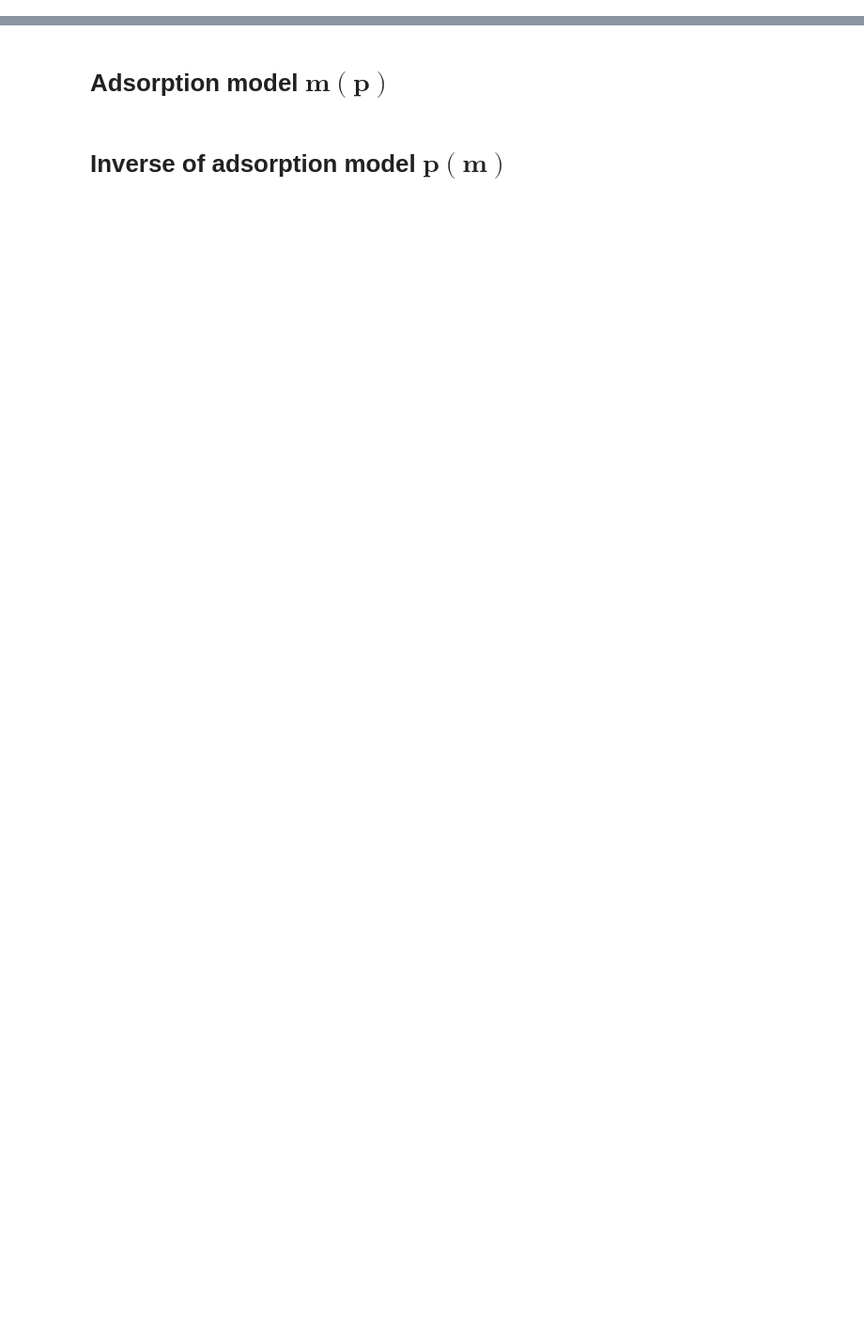
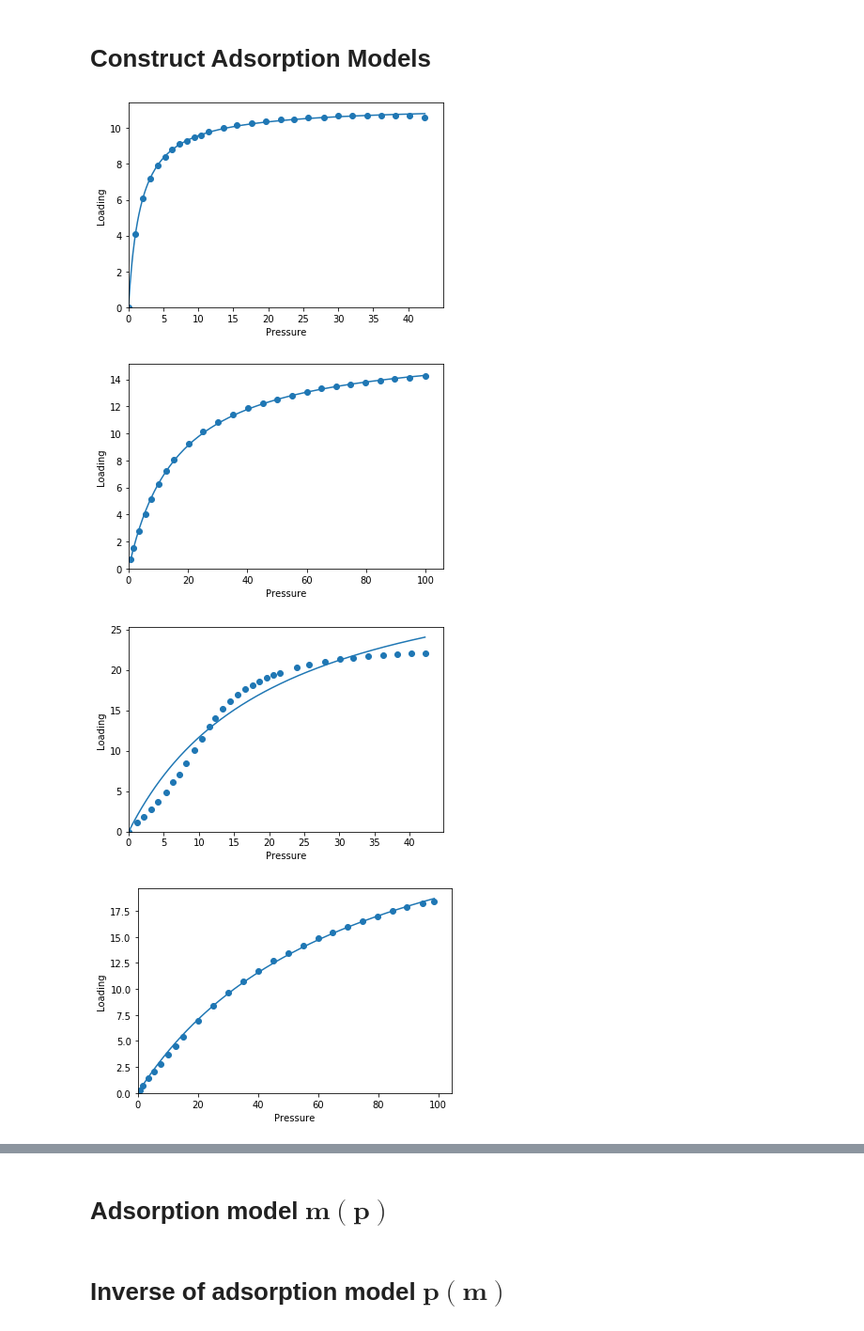
Before and after one commit to SimonEnsemble/nonlinear_sensing, a Jupyter notebook: viz mapping.ipynb, the cells around one changed output, grey strips where cells are left out. Shown at 94% size. Cells and saved outputs as stored; diff of their text form; code cells hidden in the pictures; blank space fills up the shorter version.

```diff
--- a/viz mapping.ipynb
+++ b/viz mapping.ipynb
@@ -8,0 +16,14 @@ matplotlib.rc('font', size=10)
+# %%
+mofs = ["HKUST-1", "MOF-5"]
+gases = ["co2", "ch4"]
+molecular_weight = {"ch4":16.04, "co2":44.01}
+df = dict()
+for mof in mofs:
+    df[mof] = dict()
+    for gas in gases:
+        df[mof][gas] = pd.read_csv(os.path.join("adsorption_data", gas + "_" + mof + "_25C.csv"), skiprows = 1)
+        if gas == "ch4":
+            df[mof][gas]["N(mmol/g)"] = df[mof][gas]["N(cm3/g)"] / 22.4
+        df[mof][gas]["N(g/g)"] = df[mof][gas]["N(mmol/g)"] * molecular_weight[gas] / 1000
+
+df["MOF-5"]["co2"]
@@ -8,0 +48,17 @@ matplotlib.rc('font', size=10)
+# %% [markdown]
+# Construct Adsorption Models
+# %%
+ads_model = dict()
+for mof in mofs:
+    ads_model[mof] = dict()
+    for gas in gases:
+        ads_model[mof][gas] = pyiast.ModelIsotherm(df[mof][gas],
+                                    pressure_key="P(bar)",
+                                    loading_key="N(mmol/g)",
+                                    model="Langmuir")
+        pyiast.plot_isotherm(ads_model[mof][gas])
+# %% [output]
+[figure, added]
+[figure, added]
+[figure, added]
+[figure, added]
```
Also changed, not shown: parts of 19 cells of this notebook.
